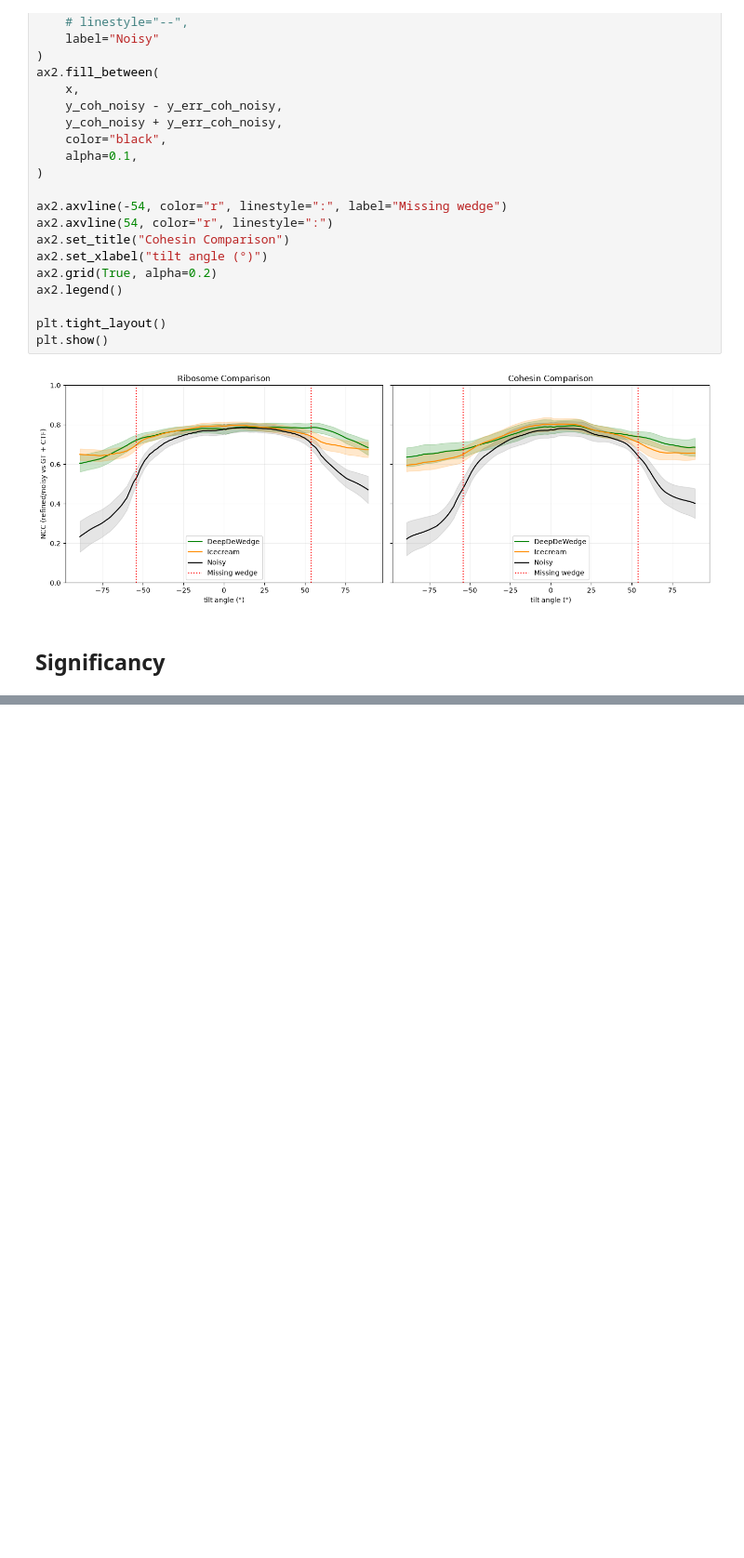
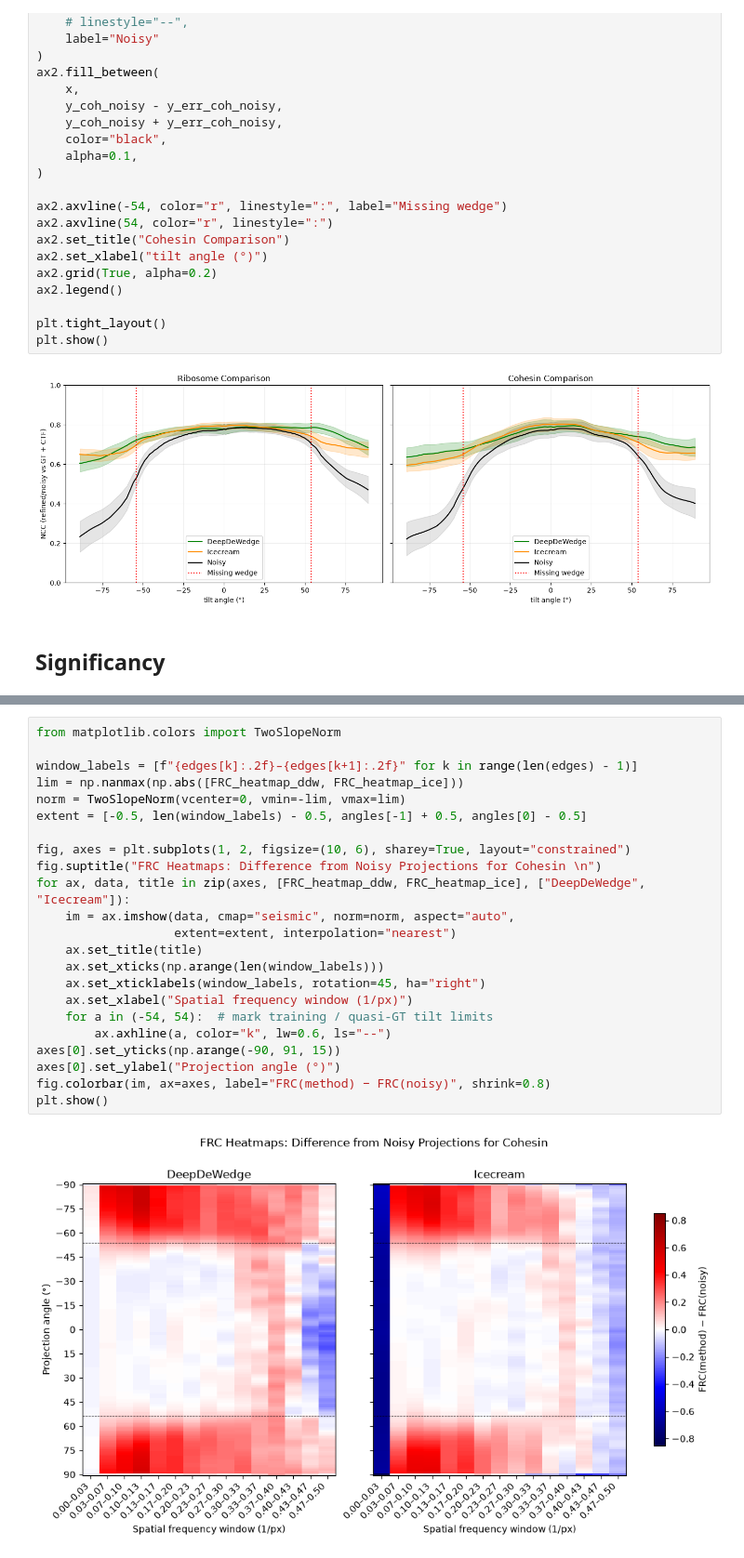
Before and after one commit to RubenMarchau/ARP, a Jupyter notebook: Phantom_tomogram_analysis.ipynb, the cells around one changed output, grey strips where cells are left out. Shown at 93% size. Drawn from its saved outputs; the diff is of its cells as text; blank space fills up the shorter version.

```diff
--- a/Phantom_tomogram_analysis.ipynb
+++ b/Phantom_tomogram_analysis.ipynb
@@ -1009,0 +1324,25 @@ cohesin   DDW > ICECREAM (wedge)   n= 18  median ΔNCC=+0.043  p_holm=7.6e-05  *
+# %%
+from matplotlib.colors import TwoSlopeNorm
+
+window_labels = [f"{edges[k]:.2f}–{edges[k+1]:.2f}" for k in range(len(edges) - 1)]
+lim = np.nanmax(np.abs([FRC_heatmap_ddw, FRC_heatmap_ice]))
+norm = TwoSlopeNorm(vcenter=0, vmin=-lim, vmax=lim)
+extent = [-0.5, len(window_labels) - 0.5, angles[-1] + 0.5, angles[0] - 0.5]
+
+fig, axes = plt.subplots(1, 2, figsize=(10, 6), sharey=True, layout="constrained")
+fig.suptitle("FRC Heatmaps: Difference from Noisy Projections for Cohesin \n")
+for ax, data, title in zip(axes, [FRC_heatmap_ddw, FRC_heatmap_ice], ["DeepDeWedge", "Icecream"]):
+    im = ax.imshow(data, cmap="seismic", norm=norm, aspect="auto",
+                   extent=extent, interpolation="nearest")
+    ax.set_title(title)
+    ax.set_xticks(np.arange(len(window_labels)))
+    ax.set_xticklabels(window_labels, rotation=45, ha="right")
+    ax.set_xlabel("Spatial frequency window (1/px)")
+    for a in (-54, 54):  # mark training / quasi-GT tilt limits
+        ax.axhline(a, color="k", lw=0.6, ls="--")
+axes[0].set_yticks(np.arange(-90, 91, 15))
+axes[0].set_ylabel("Projection angle (°)")
+fig.colorbar(im, ax=axes, label="FRC(method) − FRC(noisy)", shrink=0.8)
+plt.show()
+# %% [output]
+[figure, added]
```
Also changed, not shown: parts of 11 cells of this notebook, 9 other files.
